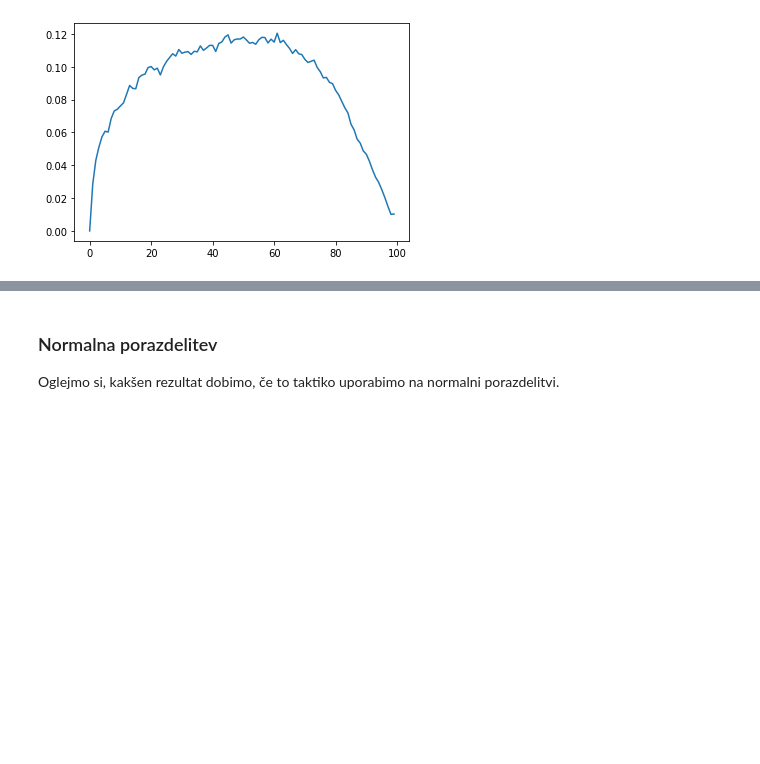
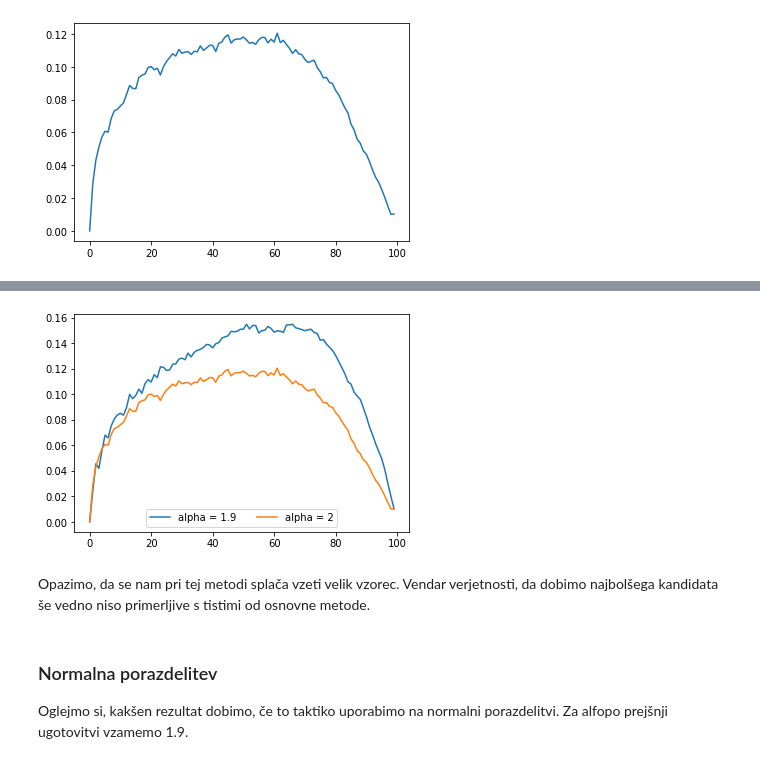
Before and after one commit to SimonGrad3/Generalizations-of-the-Secretary-problem, a Jupyter notebook: racunanje povprecja.ipynb, the cells around one changed output, grey strips where cells are left out. Drawn from its saved outputs; the diff is of its cells as text; code cells hidden in the pictures; blank space fills up the shorter version.

```diff
--- a/racunanje povprecja.ipynb
+++ b/racunanje povprecja.ipynb
@@ -79,4 +112,30 @@ Kljub zanimivi taktiki ugotovimo, da se nam le ta ne splača, ko rešujemo probl
+# %%
+alfa19 = 1.9
+alfa2 = 2
+
+vsotke19 = [0] * n
+vsotke2 = [0] * n
+
+for stop in range(n):
+    for i in range(m):
+        if NajbolsiPartner_povprecje(tabela_partnerjev[i], stop, alfa19) == 100 :
+            vsotke19[stop] += 1
+        if NajbolsiPartner_povprecje(tabela_partnerjev[i], stop, alfa2) == 100 :
+            vsotke2[stop] += 1
+# %%
+verjetnosti19 = [x / m for x in vsotke19]
+verjetnosti2 = [x / m for x in vsotke2]
+x = [i for i in range(n)]
+
+plt.plot(x, verjetnosti19, label='alpha = 1.9')
+plt.plot(x, verjetnosti2, label='alpha = 2')
+plt.legend(ncol=3)
+plt.show()
+# %% [output]
+[figure, added]
+# %% [markdown]
+Opazimo, da se nam pri tej metodi splača vzeti velik vzorec. Vendar verjetnosti, da dobimo najbolšega kandidata še vedno niso primerljive s tistimi od osnovne metode.
 # %% [markdown]
 ### Normalna porazdelitev
 
-Oglejmo si, kakšen rezultat dobimo, če to taktiko uporabimo na normalni porazdelitvi.
+Oglejmo si, kakšen rezultat dobimo, če to taktiko uporabimo na normalni porazdelitvi. Za alfopo prejšnji ugotovitvi vzamemo 1.9.
```
Also changed, not shown: parts of 14 cells of this notebook.
